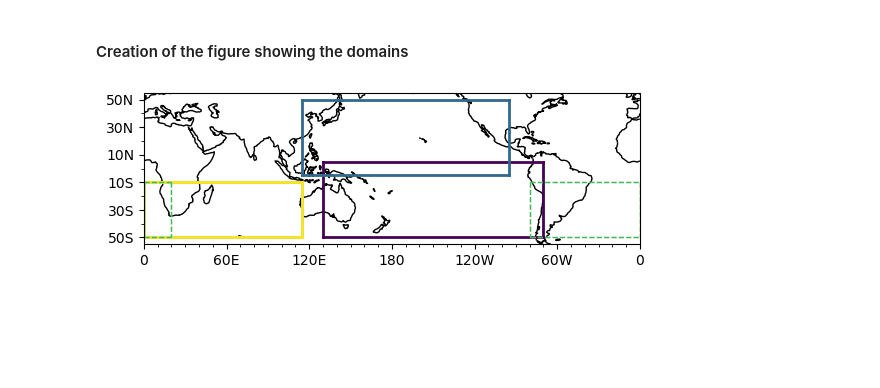
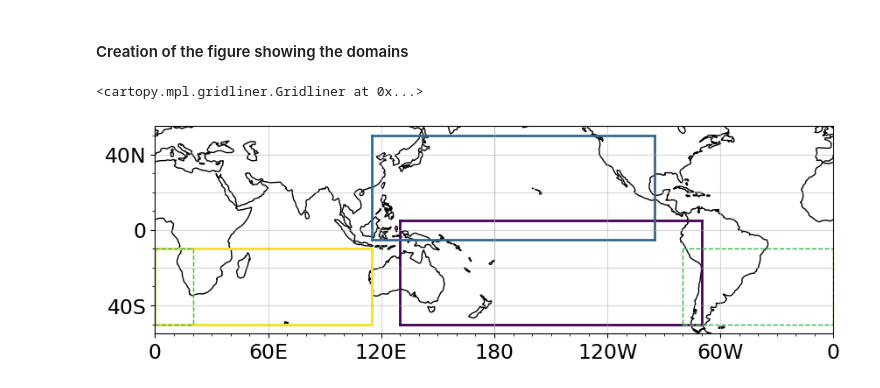
Before and after one commit to romainpilon/cloudbandPy, a Jupyter notebook: notebooks/map_of_domains.ipynb, the cells around one changed output. Cells and saved outputs as stored; diff of their text form; code cells hidden in the pictures; blank space fills up the shorter version.

Commit message:
update figures for paper

```diff
--- a/notebooks/map_of_domains.ipynb
+++ b/notebooks/map_of_domains.ipynb
@@ -40,37 +48,42 @@ domains = dict(
 # %% [markdown]
 #### Creation of the figure showing the domains
 # %%
-fig, ax = plt.subplots(1, 1, subplot_kw={"projection": ccrs.PlateCarree(central_longitude=180)})
+set_fontsize(size=17)
+fig, ax = plt.subplots(1, 1, subplot_kw={"projection": ccrs.PlateCarree(central_longitude=180)}, figsize=(10, 8))
 ax.set_yticks(np.arange(-90, 110, 20), crs=ccrs.PlateCarree())
+ax.set_yticks(np.arange(-80, 120, 40), crs=ccrs.PlateCarree())
 ax.yaxis.set_minor_locator(MultipleLocator(10))
 ax.yaxis.set_major_formatter(LatitudeFormatter(degree_symbol=""))
 ax.set_xticks([0, 60, 120, 180, 240, 300, 359.9999999999], crs=ccrs.PlateCarree())
 ax.xaxis.set_minor_locator(MultipleLocator(10))
 ax.xaxis.set_major_formatter(LongitudeFormatter(zero_direction_label=False, degree_symbol=""))
 #
 cmap = get_cmap(len(domains)-1)
 #
 ax.add_feature(cfeature.COASTLINE)
 platecarree = ccrs.PlateCarree(central_longitude=180)
 
 for i, (key, value) in enumerate(domains.items()):
         lat1, lat2, lon1, lon2 = value['latlon']
         lat1_t, lat2_t, lat3_t, lat4_t, lon1_t, lon2_t, lon3_t, lon4_t = define_box(
             lat1, lat2, lon1, lon2, proj=platecarree
         )
         ax.plot([lon1_t, lon2_t], [lat1_t, lat2_t], color=cmap(i), linewidth=value["lw"], ls=value["ls"], transform=platecarree)
         ax.plot([lon2_t, lon3_t], [lat2_t, lat3_t], color=cmap(i), linewidth=value["lw"], ls=value["ls"], transform=platecarree)
         ax.plot([lon4_t, lon3_t], [lat4_t, lat3_t], color=cmap(i), linewidth=value["lw"], ls=value["ls"], transform=platecarree)
         ax.plot([lon1_t, lon4_t], [lat1_t, lat4_t], color=cmap(i), linewidth=value["lw"], ls=value["ls"], transform=platecarree)
         if value["name"] == "southindianocean":
             ax.plot([lon1_t, lon2_t], [lat1_t, lat2_t], color=cmap(3), linewidth=value["lw"], ls=value["ls"], transform=platecarree)
             ax.plot([lon2_t, lon3_t], [lat2_t, lat3_t], color=cmap(3), linewidth=value["lw"], ls=value["ls"], transform=platecarree)
             ax.plot([lon4_t, lon3_t], [lat4_t, lat3_t], color=cmap(3), linewidth=value["lw"], ls=value["ls"], transform=platecarree)
             ax.plot([lon1_t, lon4_t], [lat1_t, lat4_t], color=cmap(3), linewidth=value["lw"], ls=value["ls"], transform=platecarree)
         elif value["name"] == "southatlantic":
             ax.plot([lon1_t, lon2_t], [lat1_t, lat2_t], color=cmap(2), linewidth=value["lw"], ls=value["ls"], transform=platecarree)
             ax.plot([lon2_t, lon3_t], [lat2_t, lat3_t], color=cmap(2), linewidth=value["lw"], ls=value["ls"], transform=platecarree)
             ax.plot([lon4_t, lon3_t], [lat4_t, lat3_t], color=cmap(2), linewidth=value["lw"], ls=value["ls"], transform=platecarree)
             ax.plot([lon1_t, lon4_t], [lat1_t, lat4_t], color=cmap(2), linewidth=value["lw"], ls=value["ls"], transform=platecarree)
+
+ax.gridlines(draw_labels=False, alpha=0.5)
 # %% [output]
+<cartopy.mpl.gridliner.Gridliner at 0x...>
-[figure, old version]
+[figure, new version]
```
Also changed, not shown: parts of 1 cell of this notebook, 1 other file.
